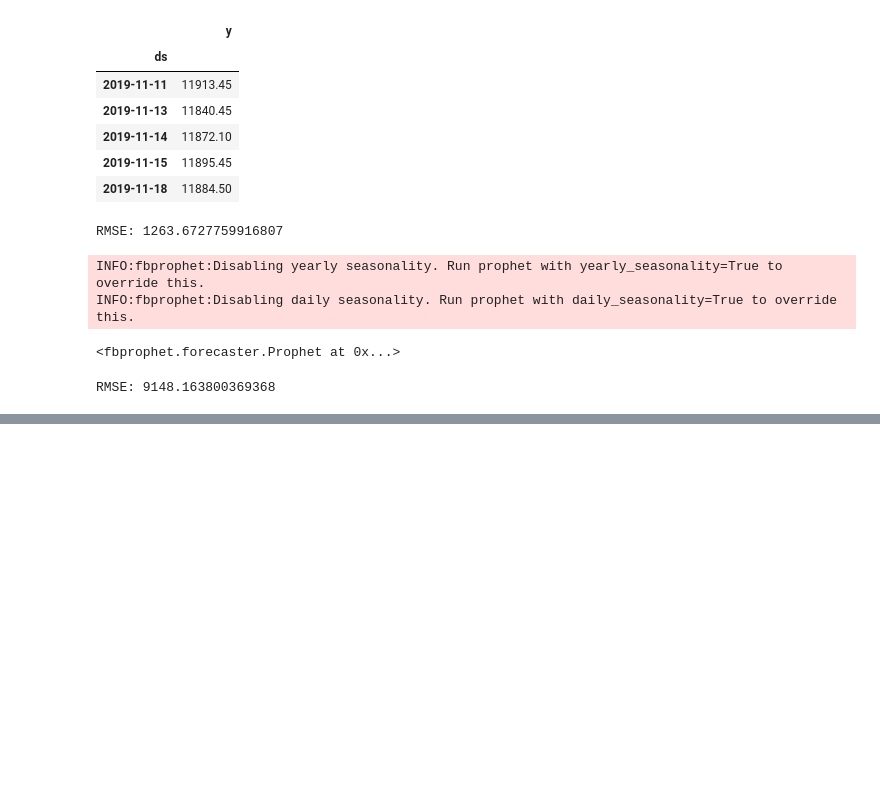
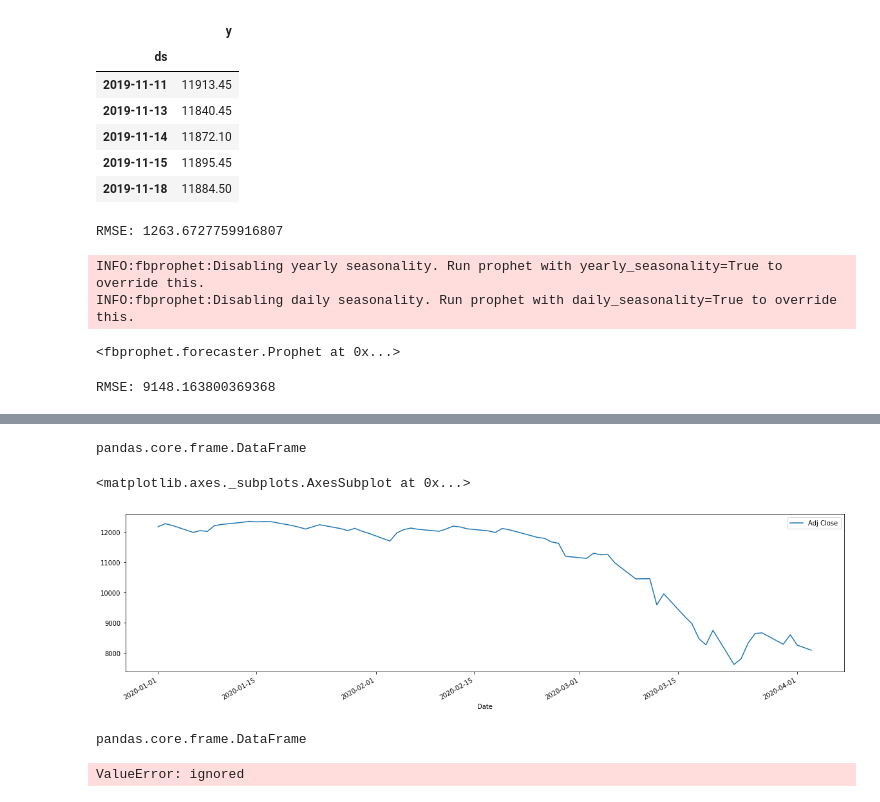
Before and after one commit to jesvin1/Basics, a Jupyter notebook: Nifty_Prediction.ipynb, the cells around one changed output, grey strips where cells are left out. Drawn from its saved outputs; the diff is of its cells as text; code cells hidden in the pictures; blank space fills up the shorter version.

```diff
--- a/Nifty_Prediction.ipynb
+++ b/Nifty_Prediction.ipynb
@@ -382,0 +385,8 @@ RMSE: 9148.163800369368
+# %%
+from pandas_datareader import data
+
+# Only get the adjusted close.
+df = data.DataReader("^NSEI",
+                       start='2020-1-1',
+                       end='2020-04-03',
+                       data_source='yahoo')
@@ -382,0 +403,9 @@ RMSE: 9148.163800369368
+# %%
+df = pd.DataFrame(df['Adj Close'])
+# %% [output]
+pandas.core.frame.DataFrame
+# %%
+df.plot(figsize=(20,5))
+# %% [output]
+<matplotlib.axes._subplots.AxesSubplot at 0x...>
+[figure, added]
@@ -382,0 +415,8 @@ RMSE: 9148.163800369368
+# %%
+type(df)
+# %% [output]
+pandas.core.frame.DataFrame
+# %%
+df['ewma'] = df['Adj Close'].ewm().mean()
+# %% [output]
+ValueError: ignored
```
Also changed, not shown: parts of 18 cells of this notebook.
